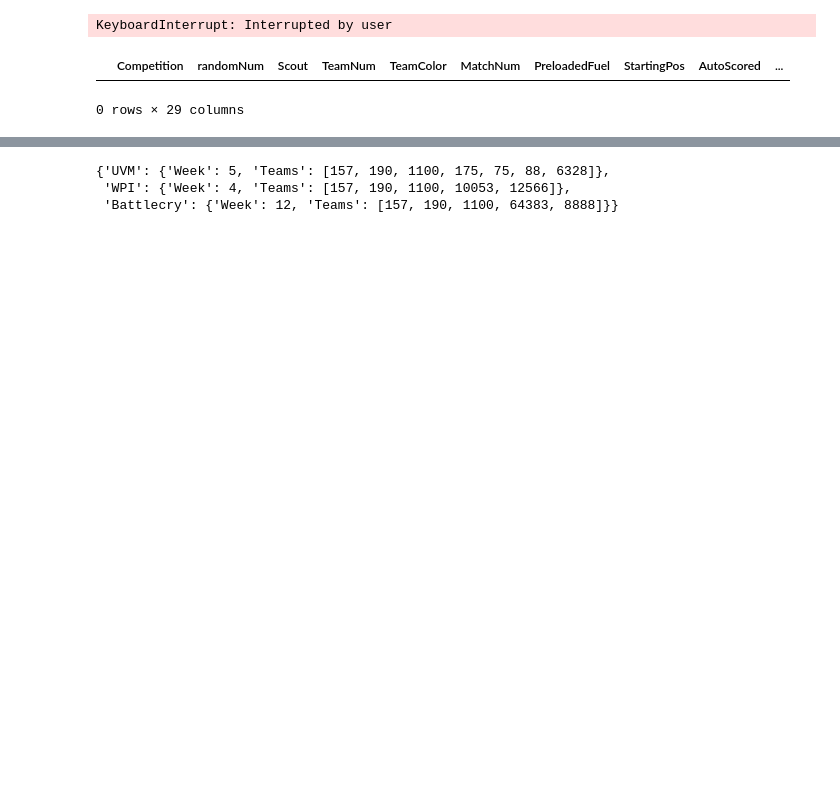
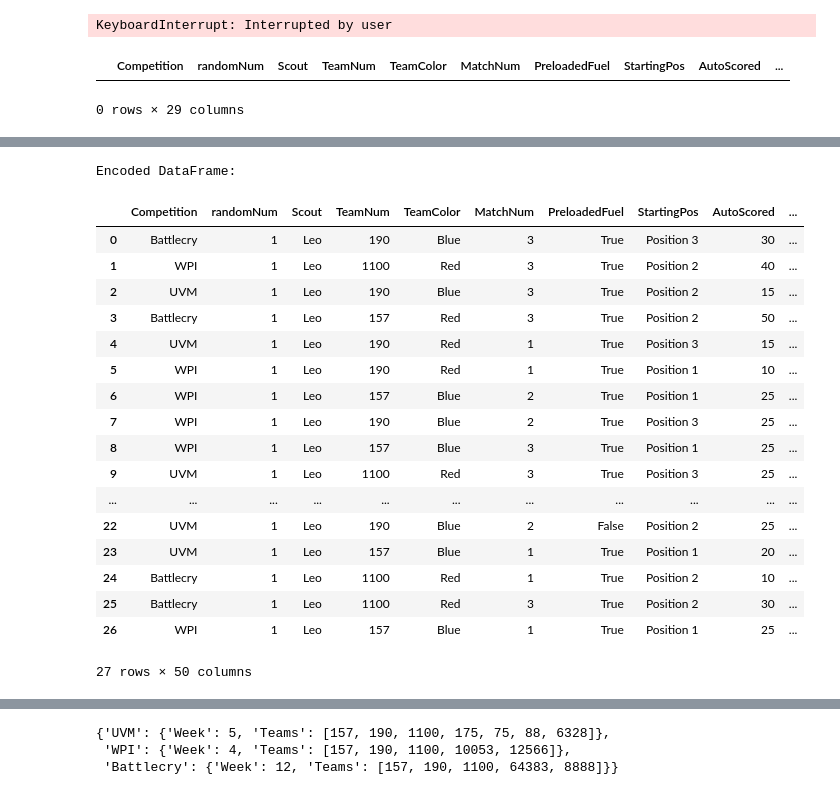
Before and after one commit to Aztechs157/Scouting2026, a Jupyter notebook: file_aggregator.ipynb, the cells around one changed output, grey strips where cells are left out. Drawn from its saved outputs; the diff is of its cells as text; code cells hidden in the pictures; blank space fills up the shorter version.

```diff
--- a/file_aggregator.ipynb
+++ b/file_aggregator.ipynb
@@ -249 +281,28 @@ full_df
+# %%
+full_df['AutoAccuracyNum'] = full_df['AutoAccuracy'].str[-3:-1].astype(float)/100
+full_df['TeleopAccuracyNum'] = full_df['TeleopAccuracy'].str[-3:-1].astype(float)/100
+columns_to_encode = ['AutoHang','HangStatus','AccuracyPos','OverBump','UnderTrench','PlayedDefense','CollectedFuel','PassedFuel','DidNothing','Other','Defense','StopReason']
+full_df = pd.get_dummies(full_df, columns=columns_to_encode)
+print("\nEncoded DataFrame:")
+full_df
+# %% [output]
+Encoded DataFrame:
+|  | Competition | randomNum | Scout | TeamNum | TeamColor | MatchNum | PreloadedFuel | StartingPos | AutoScored | ... |
+| 0 | Battlecry | 1 | Leo | 190 | Blue | 3 | True | Position 3 | 30 | ... |
+| 1 | WPI | 1 | Leo | 1100 | Red | 3 | True | Position 2 | 40 | ... |
+| 2 | UVM | 1 | Leo | 190 | Blue | 3 | True | Position 2 | 15 | ... |
+| 3 | Battlecry | 1 | Leo | 157 | Red | 3 | True | Position 2 | 50 | ... |
+| 4 | UVM | 1 | Leo | 190 | Red | 1 | True | Position 3 | 15 | ... |
+| 5 | WPI | 1 | Leo | 190 | Red | 1 | True | Position 1 | 10 | ... |
+| 6 | WPI | 1 | Leo | 157 | Blue | 2 | True | Position 1 | 25 | ... |
+| 7 | WPI | 1 | Leo | 190 | Blue | 2 | True | Position 3 | 25 | ... |
+| 8 | WPI | 1 | Leo | 157 | Blue | 3 | True | Position 1 | 25 | ... |
+| 9 | UVM | 1 | Leo | 1100 | Red | 3 | True | Position 3 | 25 | ... |
+| ... | ... | ... | ... | ... | ... | ... | ... | ... | ... | ... |
+| 22 | UVM | 1 | Leo | 190 | Blue | 2 | False | Position 2 | 25 | ... |
+| 23 | UVM | 1 | Leo | 157 | Blue | 1 | True | Position 1 | 20 | ... |
+| 24 | Battlecry | 1 | Leo | 1100 | Red | 1 | True | Position 2 | 10 | ... |
+| 25 | Battlecry | 1 | Leo | 1100 | Red | 3 | True | Position 2 | 30 | ... |
+| 26 | WPI | 1 | Leo | 157 | Blue | 1 | True | Position 1 | 25 | ... |
+27 rows × 50 columns
 # %%
```
Also changed, not shown: parts of 14 cells of this notebook.
